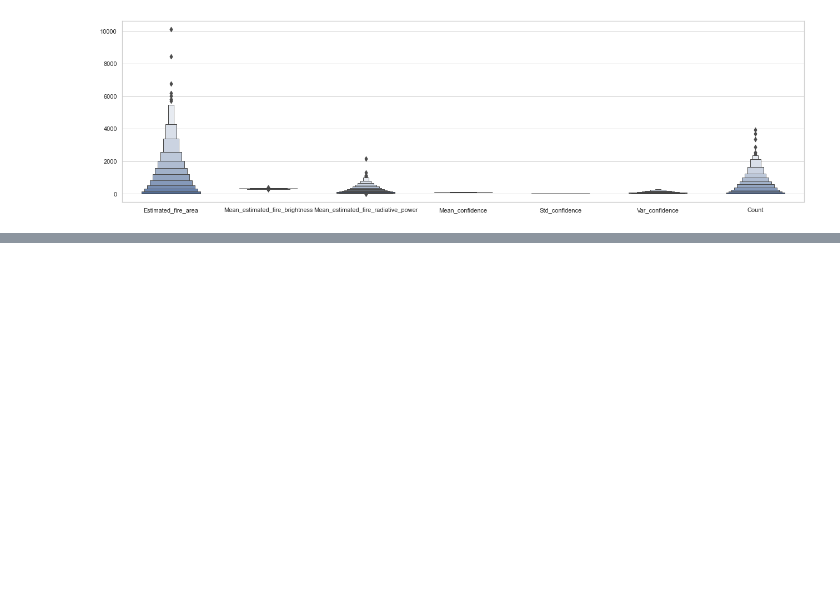
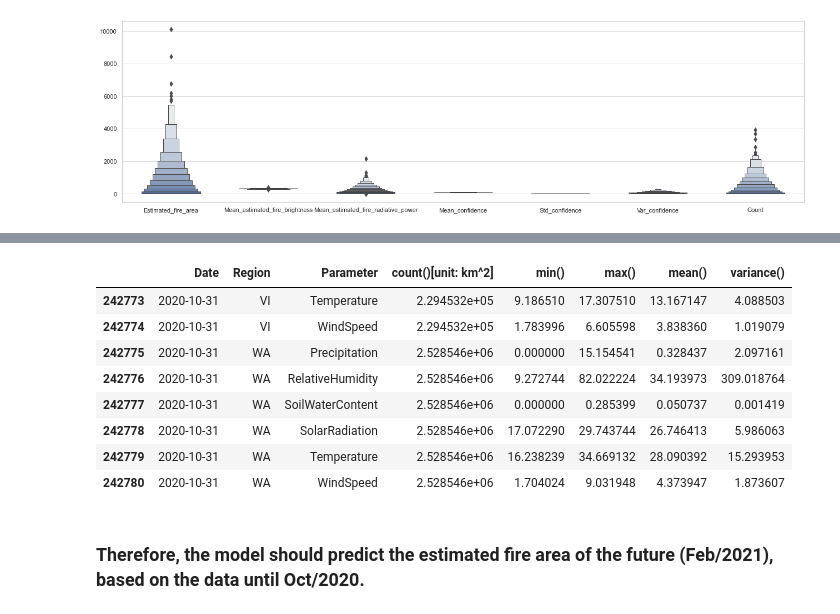
Before and after one commit to ccomkhj/Spot-Challenge-Wildfires, a Jupyter notebook: main/data_process.ipynb, the cells around one changed output, grey strips where cells are left out. Cells and saved outputs as stored; diff of their text form; code cells hidden in the pictures; blank space fills up the shorter version.

Commit message:
Data Cleaning

```diff
--- a/main/data_process.ipynb
+++ b/main/data_process.ipynb
@@ -404,0 +474,14 @@ sns.boxenplot(color="b", order=list(H_Wildfires.columns[H_Wildfires.dtypes != ob
+# %%
+H_Weather.tail(8)
+# %% [output]
+|  | Date | Region | Parameter | count()[unit: km^2] | min() | max() | mean() | variance() |
+| 242773 | 2020-10-31 | VI | Temperature | 2.294532e+05 | 9.186510 | 17.307510 | 13.167147 | 4.088503 |
+| 242774 | 2020-10-31 | VI | WindSpeed | 2.294532e+05 | 1.783996 | 6.605598 | 3.838360 | 1.019079 |
+| 242775 | 2020-10-31 | WA | Precipitation | 2.528546e+06 | 0.000000 | 15.154541 | 0.328437 | 2.097161 |
+| 242776 | 2020-10-31 | WA | RelativeHumidity | 2.528546e+06 | 9.272744 | 82.022224 | 34.193973 | 309.018764 |
+| 242777 | 2020-10-31 | WA | SoilWaterContent | 2.528546e+06 | 0.000000 | 0.285399 | 0.050737 | 0.001419 |
+| 242778 | 2020-10-31 | WA | SolarRadiation | 2.528546e+06 | 17.072290 | 29.743744 | 26.746413 | 5.986063 |
+| 242779 | 2020-10-31 | WA | Temperature | 2.528546e+06 | 16.238239 | 34.669132 | 28.090392 | 15.293953 |
+| 242780 | 2020-10-31 | WA | WindSpeed | 2.528546e+06 | 1.704024 | 9.031948 | 4.373947 | 1.873607 |
+# %% [markdown]
+### Therefore, the model should predict the estimated fire area of the future (Feb/2021), based on the data until Oct/2020.
```
Also changed, not shown: parts of 12 cells of this notebook.
